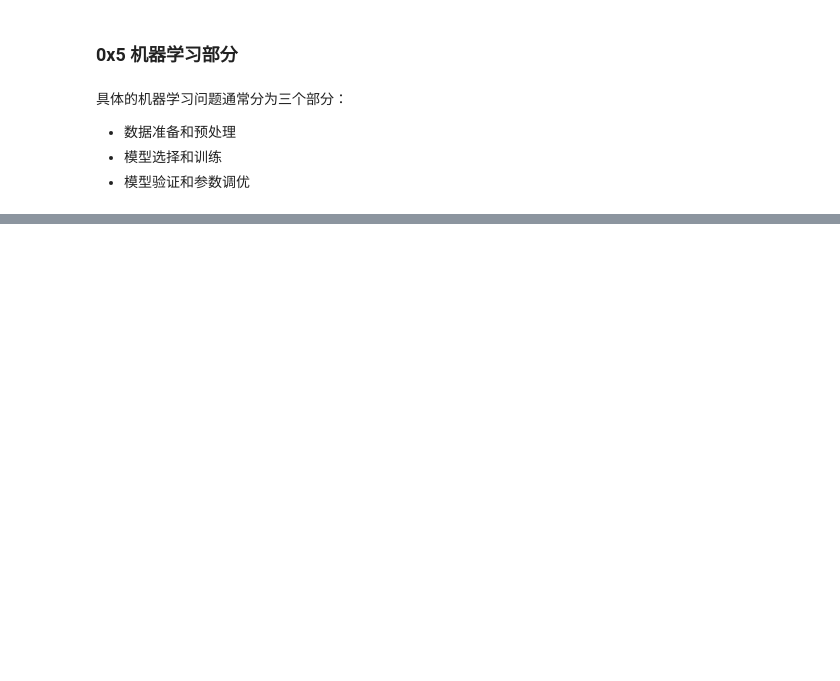
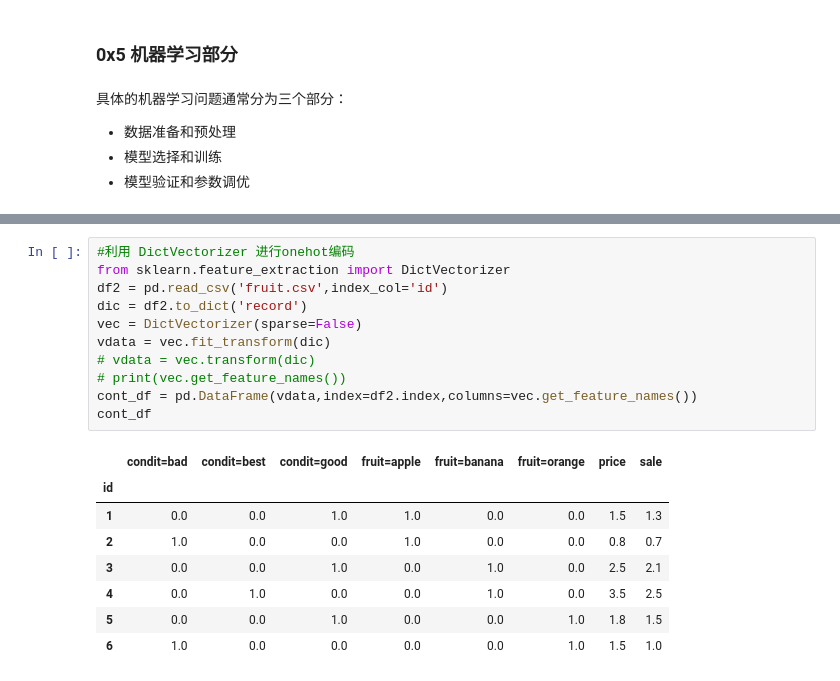
Before and after one commit to yikayiyo/ex_py, a Jupyter notebook: jupyter/全栈数据入门.ipynb, the cells around one changed output, grey strips where cells are left out. Drawn from its saved outputs; the diff is of its cells as text; blank space fills up the shorter version.

Commit message:
data des

```diff
--- a/jupyter/全栈数据入门.ipynb
+++ b/jupyter/全栈数据入门.ipynb
@@ -454,0 +480,20 @@ KNeighborsClassifier(algorithm='auto', leaf_size=30, metric='minkowski',
+# %%
+#利用 DictVectorizer 进行onehot编码
+from sklearn.feature_extraction import DictVectorizer
+df2 = pd.read_csv('fruit.csv',index_col='id')
+dic = df2.to_dict('record')
+vec = DictVectorizer(sparse=False)
+vdata = vec.fit_transform(dic)
+# vdata = vec.transform(dic)
+# print(vec.get_feature_names())
+cont_df = pd.DataFrame(vdata,index=df2.index,columns=vec.get_feature_names())
+cont_df
+# %% [output]
+|  | condit=bad | condit=best | condit=good | fruit=apple | fruit=banana | fruit=orange | price | sale |
+| id |  |  |  |  |  |  |  |  |
+| 1 | 0.0 | 0.0 | 1.0 | 1.0 | 0.0 | 0.0 | 1.5 | 1.3 |
+| 2 | 1.0 | 0.0 | 0.0 | 1.0 | 0.0 | 0.0 | 0.8 | 0.7 |
+| 3 | 0.0 | 0.0 | 1.0 | 0.0 | 1.0 | 0.0 | 2.5 | 2.1 |
+| 4 | 0.0 | 1.0 | 0.0 | 0.0 | 1.0 | 0.0 | 3.5 | 2.5 |
+| 5 | 0.0 | 0.0 | 1.0 | 0.0 | 0.0 | 1.0 | 1.8 | 1.5 |
+| 6 | 1.0 | 0.0 | 0.0 | 0.0 | 0.0 | 1.0 | 1.5 | 1.0 |
```
Also changed, not shown: parts of 8 cells of this notebook.
